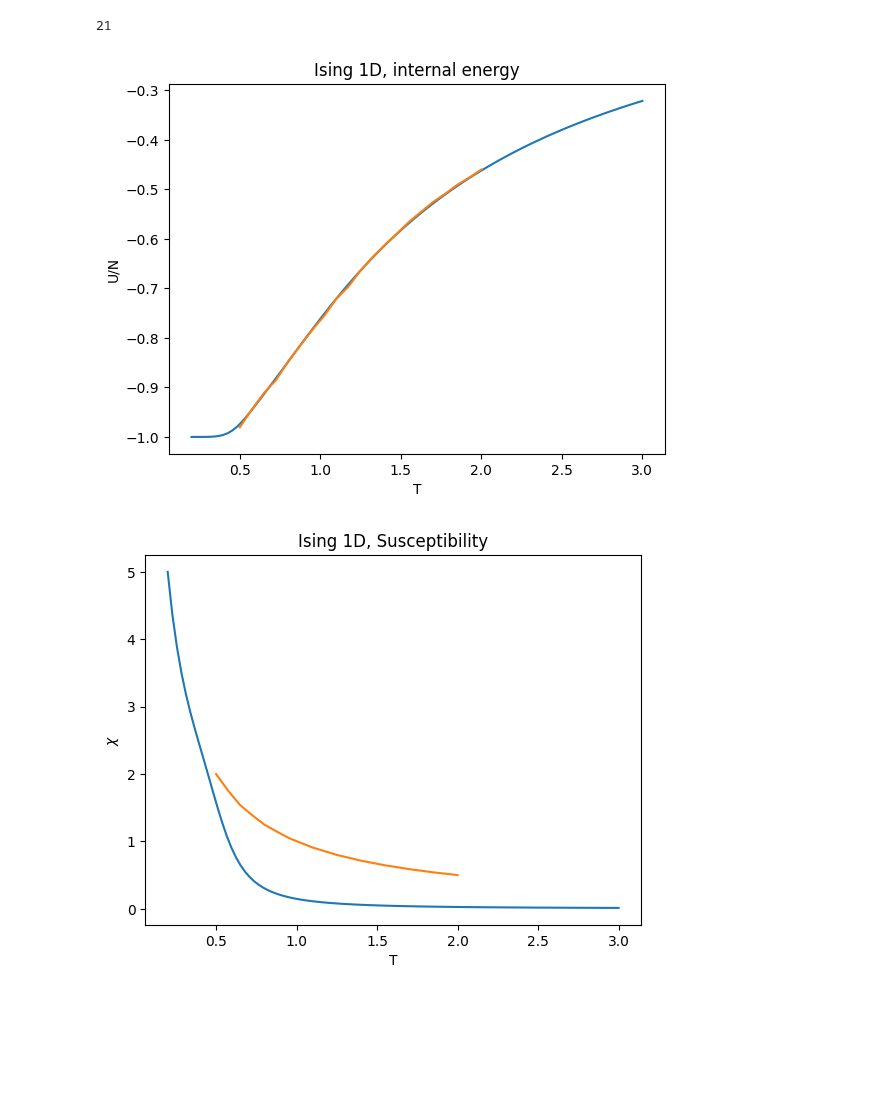
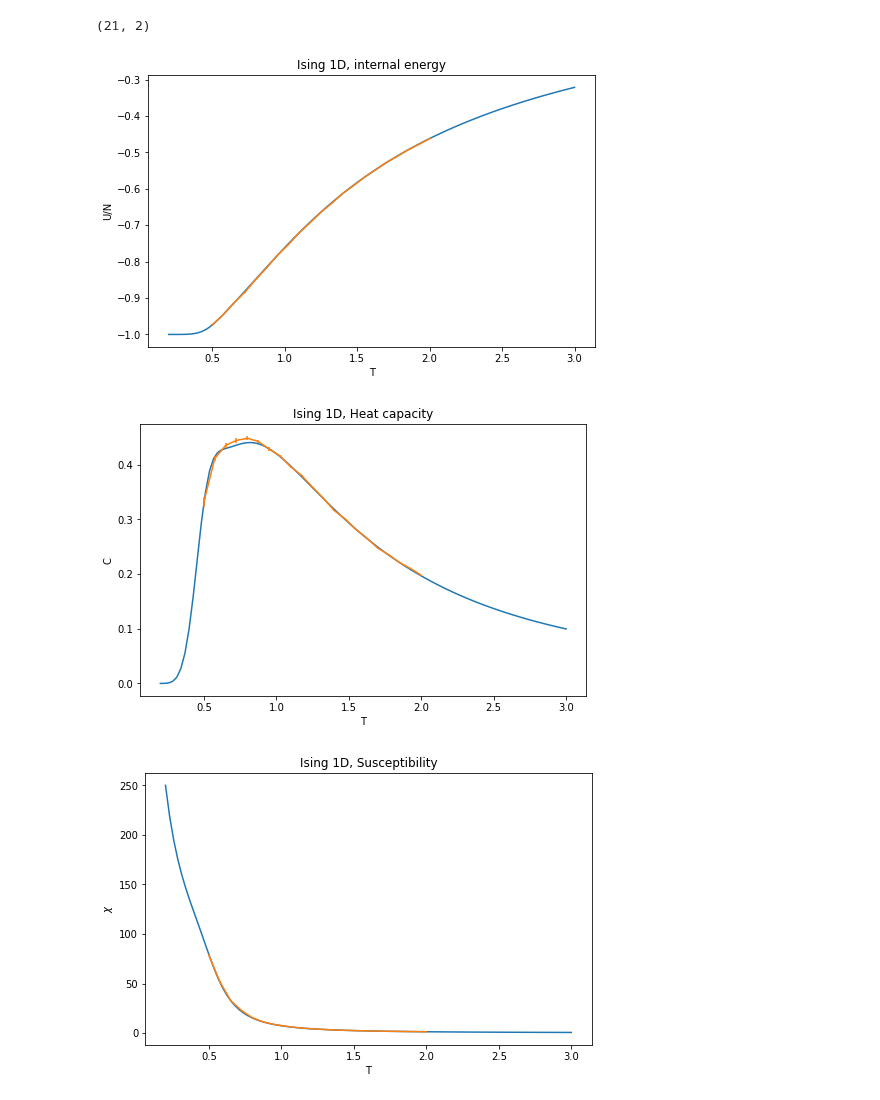
Before and after one commit to YggdrasilUrthr/NSL, a Jupyter notebook: Lab6/Lab6.ipynb, the cells around one changed output. Drawn from its saved outputs; the diff is of its cells as text; code cells hidden in the pictures; blank space fills up the shorter version.

```diff
--- a/Lab6/Lab6.ipynb
+++ b/Lab6/Lab6.ipynb
@@ -1,6 +1,8 @@
 # %%
 import numpy as np
 import matplotlib.pyplot as plt
+
+plt.rcParams['figure.figsize'] = [8, 5]
 
 points=100
 T_th = np.linspace(0.2,3.0,num=points)
@@ -13,48 +15,74 @@ ch = 1/th
 
 # TODO sistemare parametri simulazione per avere fit migliore (test a basse temperature)!!
 # %%
-U_data = np.loadtxt("./ISING_1D/output.ene.0", delimiter=',')
+U_data = np.flipud(np.loadtxt("./ISING_1D/output.ene.0", delimiter=','))
 U_data_final = []
 
 for row in U_data:
 
     if row[0] == 20:
 
-        U_data_final.append(row[1])
+        U_data_final.append([row[2], row[3]])
 
-print(len(U_data_final))
+U_data_final = np.asarray(U_data_final)
+print(U_data_final.shape)
 
 T = np.arange(0.5, 2 + 1 / 20, 1.5/20)
 e = -J*( th + ch*thN )/( 1 + thN )
 plt.plot(T_th, e)
 plt.title('Ising 1D, internal energy')
 plt.xlabel('T')
 plt.ylabel('U/N')
 
-plt.plot(T, U_data_final)
+plt.errorbar(T, U_data_final[:, 0], yerr =  U_data_final[:, 1])
 plt.show()
 # %% [output]
-21
+(21, 2)
-[figure, old version]
+[figure, new version]
+# %%
+C_data = np.flipud(np.loadtxt("./ISING_1D/output.hec.0", delimiter=','))
+C_data_final = []
+
+for row in C_data:
+
+    if row[0] == 20:
+
+        C_data_final.append([row[2], row[3]])
+
+C_data_final = np.asarray(C_data_final)
+
+T = np.arange(0.5, 2 + 1 / 20, 1.5/20)
+C=((beta*J)**2)*(((1+thN+(Ns-1)*(th**2)+(Ns-1)*(ch**2)*thN)/(1+thN))-Ns*((th+ch*thN)/(1+thN))**2)
+plt.plot(T_th, C)
+plt.title('Ising 1D, Heat capacity')
+plt.xlabel('T')
+plt.ylabel('C')
+
+plt.errorbar(T, C_data_final[:, 0], yerr =  C_data_final[:, 1])
+plt.show()
+# %% [output]
+[figure, added]
 # %%
-X_data = np.loadtxt("./ISING_1D/output.chi.0", delimiter = ',')
+X_data = np.flipud(np.loadtxt("./ISING_1D/output.chi.0", delimiter = ','))
 X_data_final = []
 
-for idx, iter_num in enumerate(X_data[:,0]):
+for row in X_data:
 
-    if iter_num == 20:
+    if row[0] == 20:
 
-        X_data_final.append(X_data[idx, 2])
+        X_data_final.append([row[2], row[3]])
+
+X_data_final = np.asarray(X_data_final)
 
 T = np.arange(0.5, 2 + 1 / 20, 1.5/20)
 
-X = beta*np.exp(2*beta*J)*(1-thN)/(1+thN) / Ns
+X = beta*np.exp(2*beta*J)*(1-thN)/(1+thN)
 plt.plot(T_th, X)
 plt.title('Ising 1D, Susceptibility')
 plt.xlabel('T')
 plt.ylabel('$\chi$')
-plt.plot(T, X_data_final)
+plt.errorbar(T, X_data_final[:, 0], yerr =  X_data_final[:, 1])
 plt.show()
 # %% [output]
-[figure, old version]
+[figure, new version]
 # %%
```
Also changed, not shown: parts of 5 cells of this notebook, 24 other files.
